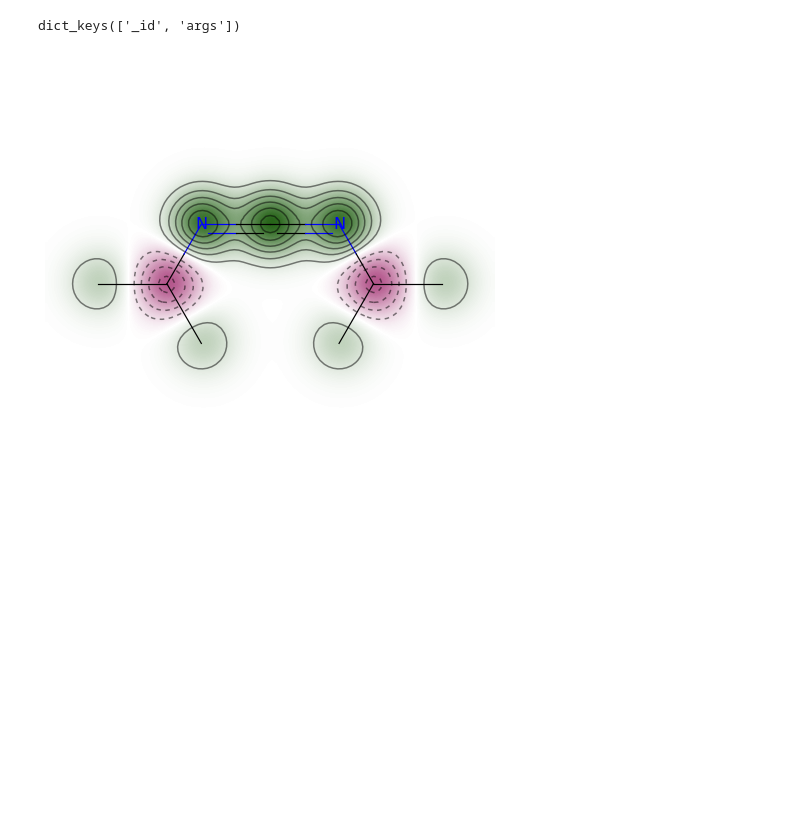
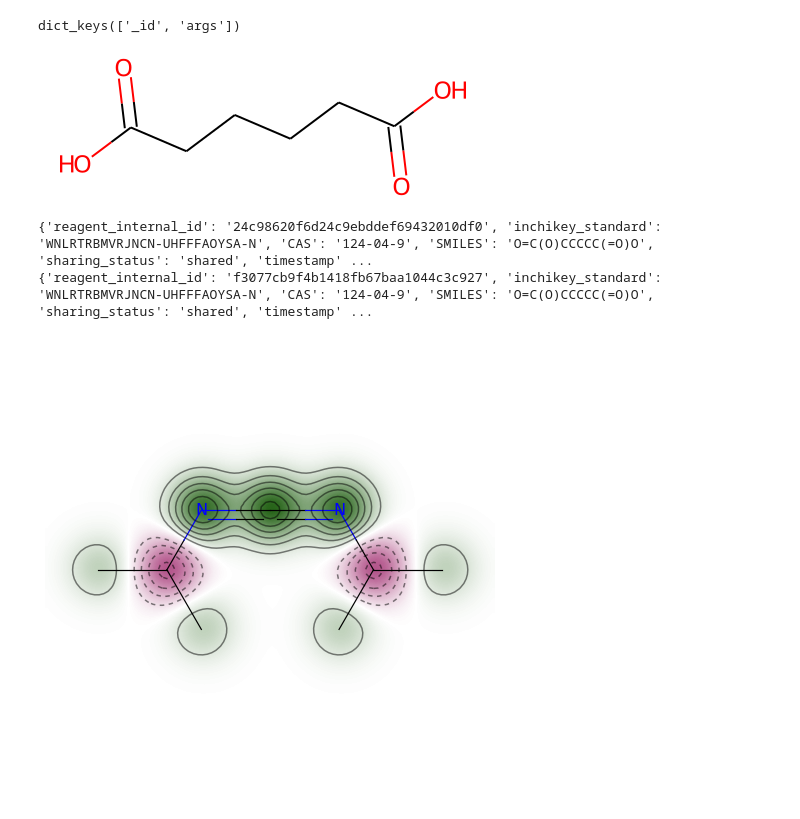
Before and after one commit to radical-subject/labaggregator-bot, a Jupyter notebook: vendorbot_folder/jupyterScripts/Unique_molecules_collection.ipynb, the cells around one changed output. Drawn from its saved outputs; the diff is of its cells as text; code cells hidden in the pictures; blank space fills up the shorter version.

```diff
--- a/vendorbot_folder/jupyterScripts/Unique_molecules_collection.ipynb
+++ b/vendorbot_folder/jupyterScripts/Unique_molecules_collection.ipynb
@@ -285,6 +285,21 @@ unsuc
 user_reagents.export().keys()
 # %% [output]
 dict_keys(['_id', 'args'])
+# %%
+from rdkit import Chem
+from rdkit.Chem import Draw
+SMILES_FOR_TEST = "O=C(O)CCCCC(=O)O"
+mol = Chem.MolFromSmiles(SMILES_FOR_TEST)
+mol
+# %% [output]
+[figure, added]
+# %%
+for i in users_collection.get_users_by_smiles(SMILES_FOR_TEST)[0]["user_reagents"]:
+    if i['SMILES'] == SMILES_FOR_TEST:
+        print(i)
+# %% [output]
+{'reagent_internal_id': '24c98620f6d24c9ebddef69432010df0', 'inchikey_standard': 'WNLRTRBMVRJNCN-UHFFFAOYSA-N', 'CAS': '124-04-9', 'SMILES': 'O=C(O)CCCCC(=O)O', 'sharing_status': 'shared', 'timestamp' ...
+{'reagent_internal_id': 'f3077cb9f4b1418fb67baa1044c3c927', 'inchikey_standard': 'WNLRTRBMVRJNCN-UHFFFAOYSA-N', 'CAS': '124-04-9', 'SMILES': 'O=C(O)CCCCC(=O)O', 'sharing_status': 'shared', 'timestamp' ...
 # %%
 unique_molecules_collection.calculate_hashes()
 # %%
```
Also changed, not shown: parts of 3 cells of this notebook, 5 other files.
